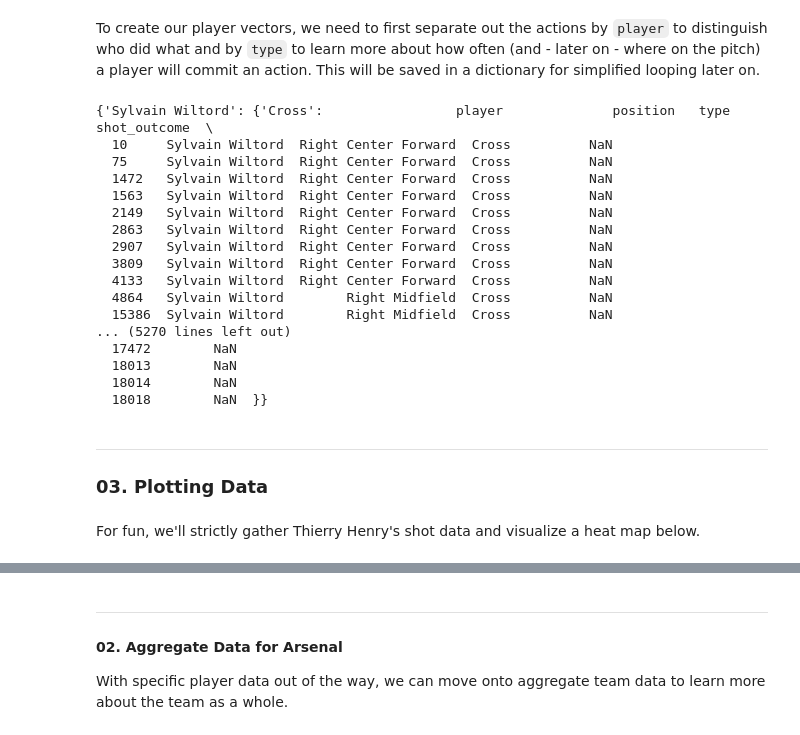
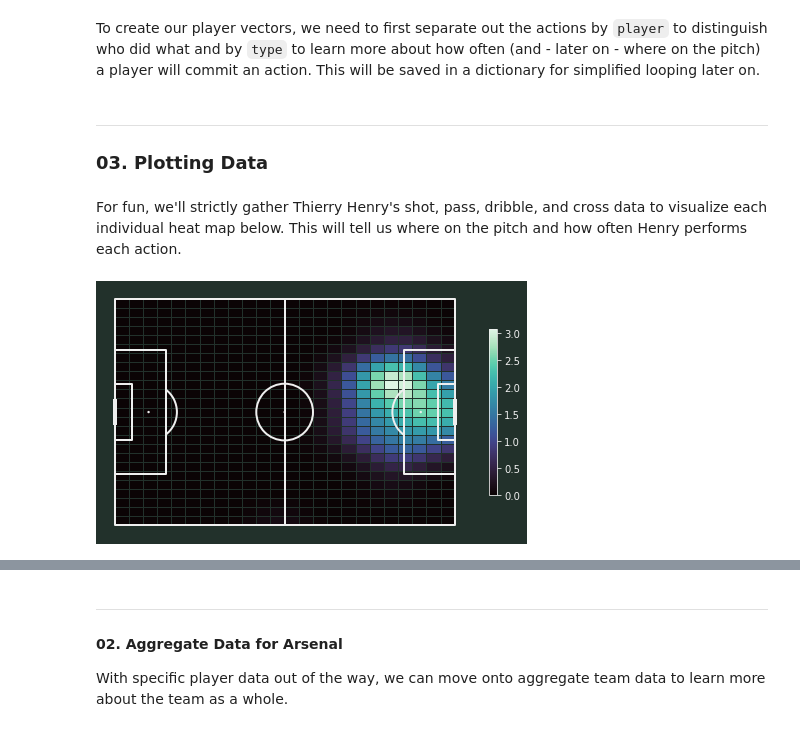
Before and after one commit to lucas-nelson-uiuc/stat430_unsupervised_project, a Jupyter notebook: soccer_project.ipynb, the cells around one changed output, grey strips where cells are left out. Drawn from its saved outputs; the diff is of its cells as text; code cells hidden in the pictures.

```diff
--- a/soccer_project.ipynb
+++ b/soccer_project.ipynb
@@ -36,5 +38,4 @@ from sklearn.manifold import TSNE
 
 ### 01. Filtering Play-by-Play Data per Match
 # %%
-invincibles_df = sb.matches(competition_id=2, season_id=44)
-invincibles_df = invincibles_df.sort_values('match_date').reset_index(drop=True)
+invincibles_df = sb.matches(competition_id=2, season_id=44).sort_values('match_date').reset_index(drop=True)
@@ -41,13 +45,11 @@ invincibles_df = invincibles_df.sort_values('match_date').reset_index(drop=True)
 # %%
-# convert list column to two string columns
-list_to_string = lambda x: ','.join([str(i) for i in x])
-
 # yessirrrrrrr
 def preprocessing_events_df(
     events_df,
-    o_cols=['player', 'location', 'position', 'type', 'pass_end_location',
+    o_cols=['player', 'location', 'type', 'pass_end_location',
         'shot_outcome', 'dribble_outcome', 'pass_cross', 'shot_statsbomb_xg'],
-    o_attrs=['Pass', 'Shot', 'Dribble', 'Cross']
+    o_attrs=['Pass', 'Shot', 'Dribble', 'Cross'],
+    time_cols=['match_id', 'minute', 'second']
     ):
     '''
     Return dataframe that contains offense-related metrics
@@ -58,12 +60,12 @@ def preprocessing_events_df(
     '''
 
     # events from specific match with valid on-ball player data
-    nonempty_df = events_df[(events_df['player_id'].notna()) & (events_df['team'] == 'Arsenal')][o_cols]
+    nonempty_df = events_df[(events_df['player_id'].notna()) & (events_df['location'].notna()) & (events_df['team'] == 'Arsenal')][o_cols + time_cols]
 
     # select specific offensive actions (types)
     nonempty_df = nonempty_df[nonempty_df['type'].isin(o_attrs)]
 
-    # split x,y coordinates
+    # split x,y coordinates of location data
     nonempty_df = pd.merge(
         nonempty_df,
         nonempty_df['location'].apply(list_to_string).str.split(',', expand=True),
@@ -71,6 +73,7 @@ def preprocessing_events_df(
         )
     nonempty_df.rename(columns={0:'location_x', 1:'location_y'}, inplace=True)
 
+    # split x,y coordinates of passing event data
     nonempty_df = pd.merge(
         nonempty_df,
         nonempty_df[nonempty_df['type'] == 'Pass']['pass_end_location'].apply(list_to_string).str.split(',', expand=True),
@@ -100,61 +96,51 @@ TypeError: 'float' object is not iterable
 # %% [markdown]
 To create our player vectors, we need to first separate out the actions by `player` to distinguish who did what and by `type` to learn more about how often (and - later on - where on the pitch) a player will commit an action. This will be saved in a dictionary for simplified looping later on.
 # %%
-grouped_df = master_df.groupby(['player', 'type'])
+grouped_df = master_df.drop(columns='match_id').groupby(['player', 'type'])
 # %%
 player_dict = {player : dict() for player in master_df['player'].unique()}
 
 for player_type, type_df in grouped_df:
     player_dict[player_type[0]][player_type[1]] = type_df
-# %%
-player_dict
-# %% [output]
-{'Sylvain Wiltord': {'Cross':                 player              position   type shot_outcome  \
-  10     Sylvain Wiltord  Right Center Forward  Cross          NaN
-  75     Sylvain Wiltord  Right Center Forward  Cross          NaN
-  1472   Sylvain Wiltord  Right Center Forward  Cross          NaN
-  1563   Sylvain Wiltord  Right Center Forward  Cross          NaN
-  2149   Sylvain Wiltord  Right Center Forward  Cross          NaN
-  2863   Sylvain Wiltord  Right Center Forward  Cross          NaN
-  2907   Sylvain Wiltord  Right Center Forward  Cross          NaN
-  3809   Sylvain Wiltord  Right Center Forward  Cross          NaN
-  4133   Sylvain Wiltord  Right Center Forward  Cross          NaN
-  4864   Sylvain Wiltord        Right Midfield  Cross          NaN
-  15386  Sylvain Wiltord        Right Midfield  Cross          NaN
-... (5270 lines left out)
-  17472        NaN
-  18013        NaN
-  18014        NaN
-  18018        NaN  }}
+# %%
+for player in player_dict:
+    for action in ['Pass', 'Shot', 'Dribble', 'Cross']:
+        if action not in player_dict[player].keys():
+            player_dict[player][action] = pd.DataFrame([player, action, np.nan, np.nan, np.nan, 0, 0, 0, 0, 0, 0, 0]).T
+            player_dict[player][action].columns=['player', 'type', 'shot_outcome', 'dribble_outcome',
+                'pass_cross', 'shot_statsbomb_xg', 'minute', 'second',
+                'location_x', 'location_y', 'pass_end_x', 'pass_end_y']
 # %% [markdown]
 ---
 
 ### 03. Plotting Data
 # %% [markdown]
-For fun, we'll strictly gather Thierry Henry's shot data and visualize a heat map below.
+For fun, we'll strictly gather Thierry Henry's shot, pass, dribble, and cross data to visualize each individual heat map below. This will tell us where on the pitch and how often Henry performs each action.
 # %%
 th_shot = player_dict['Thierry Henry']['Shot']
 df = th_shot[['location_x', 'location_y']].astype('float64')
 # %%
 # Tom Decroos, author of `matplotsoccer <https://github.com/TomDecroos/matplotsoccer>`_,
 # asked whether it was possible to plot a Gaussian smoothed heatmap,
 # which are available in matplotsoccer. Here is an example demonstrating this.
 
 # setup pitch
 pitch = Pitch(pitch_type='statsbomb', line_zorder=2,
               pitch_color='#22312b', line_color='#efefef')
 # draw
 fig, ax = pitch.draw(figsize=(6.6, 4.125))
 fig.set_facecolor('#22312b')
 bin_statistic = pitch.bin_statistic(df.location_x, df.location_y, statistic='count', bins=(24,25))
-bin_statistic['statistic'] = gaussian_filter(bin_statistic['statistic'], 1)
+bin_statistic['statistic'] = gaussian_filter(bin_statistic['statistic'], 1.5)
 pcm = pitch.heatmap(bin_statistic, ax=ax, cmap='mako', edgecolors='#22312b')
 # Add the colorbar and format off-white
 cbar = fig.colorbar(pcm, ax=ax, shrink=0.6)
 cbar.outline.set_edgecolor('#efefef')
 cbar.ax.yaxis.set_tick_params(color='#efefef')
 plt.setp(plt.getp(cbar.ax.axes, 'yticklabels'), color='#efefef')
 plt.show()
+# %% [output]
+[figure, added]
 # %%
 th_pass = player_dict['Thierry Henry']['Pass']
 df = th_pass[['location_x', 'location_y']].astype('float64')
```
Also changed, not shown: parts of 57 cells of this notebook.
